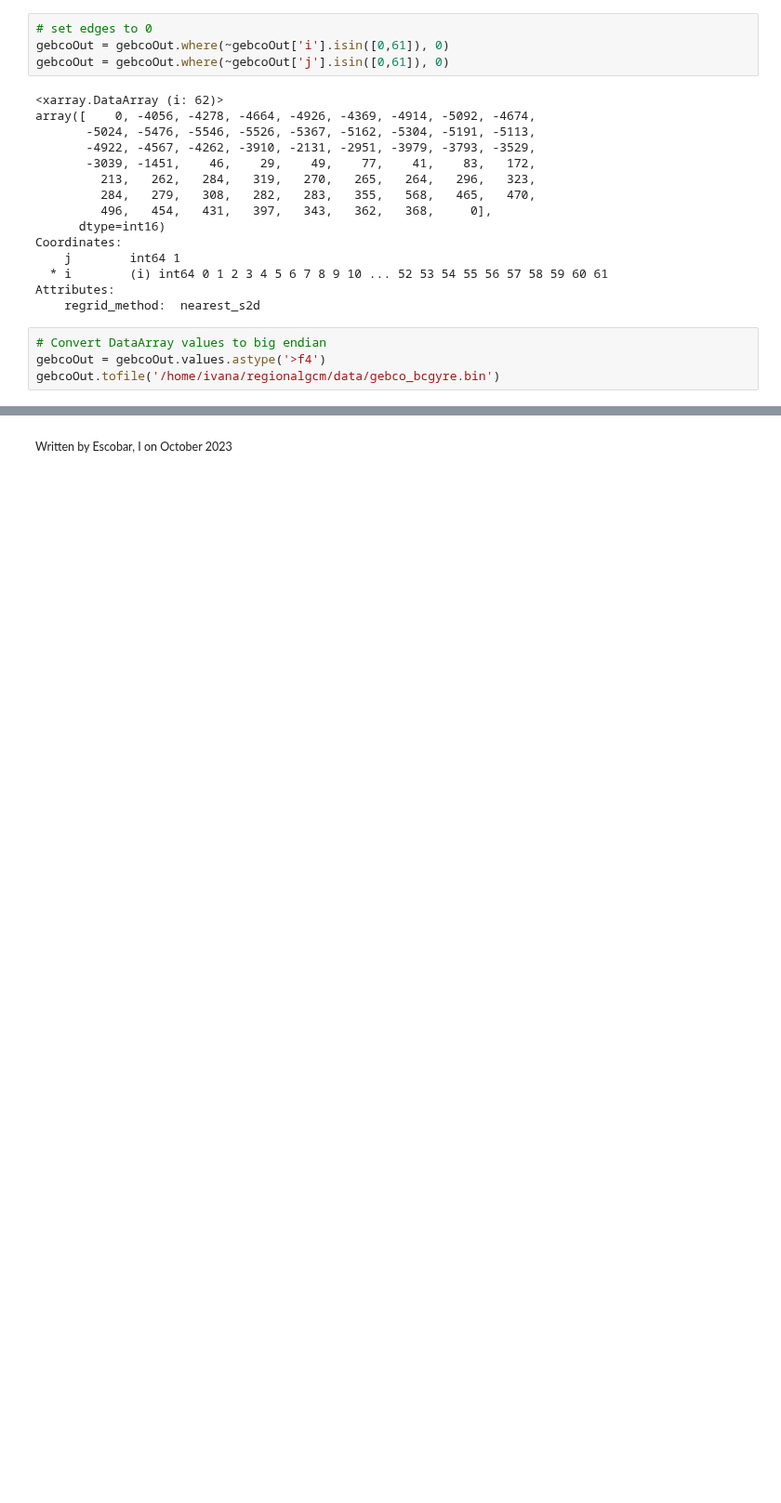
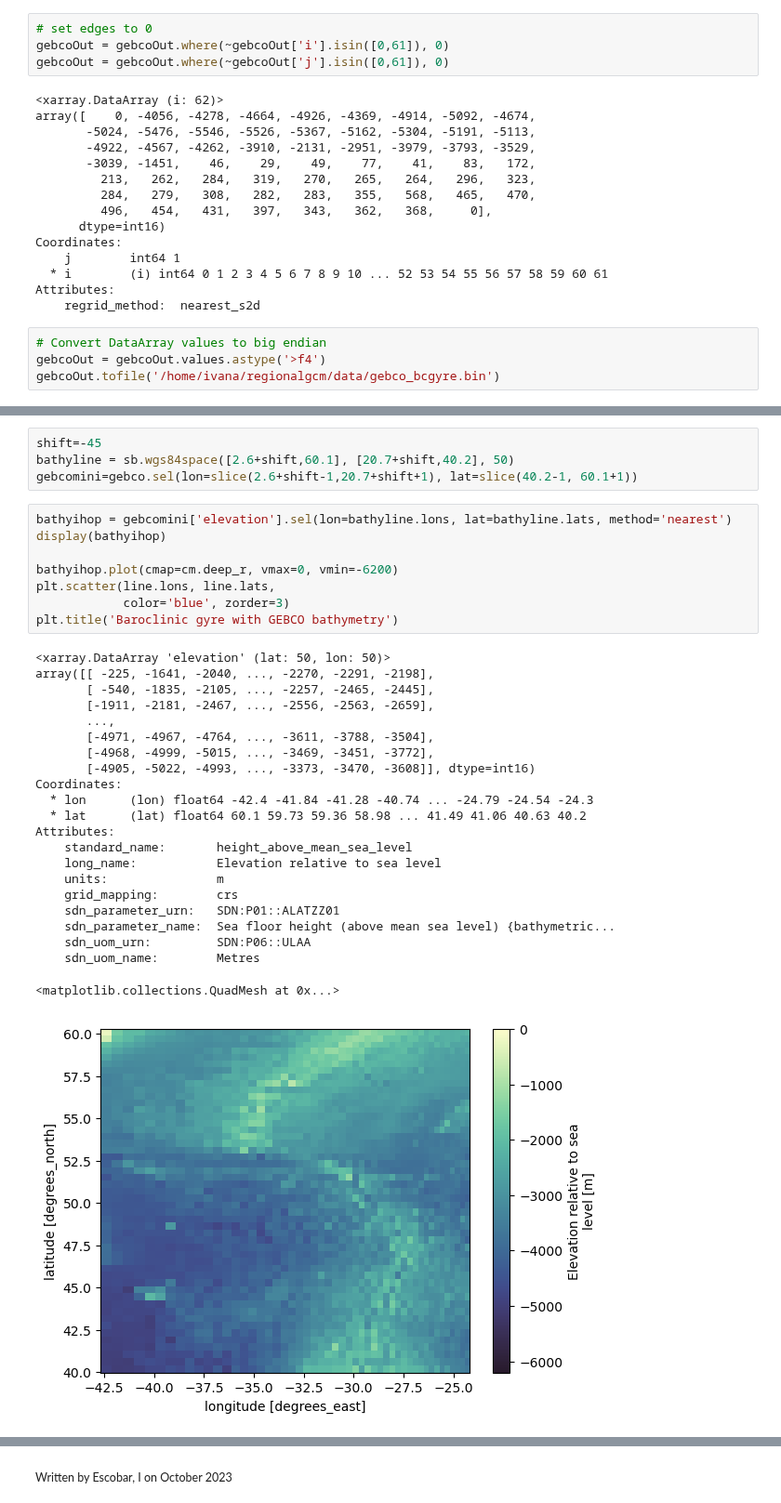
Before and after one commit to IvanaEscobar/sandbox, a Jupyter notebook: sandbox/bin/notebooks/gebco-downsampling_baroclinic-gyre.ipynb, the cells around one changed output, grey strips where cells are left out. Shown at 93% size. Drawn from its saved outputs; the diff is of its cells as text; blank space fills up the shorter version.

```diff
--- a/sandbox/bin/notebooks/gebco-downsampling_baroclinic-gyre.ipynb
+++ b/sandbox/bin/notebooks/gebco-downsampling_baroclinic-gyre.ipynb
@@ -160,0 +166,35 @@ gebcoOut.tofile('/home/ivana/regionalgcm/data/gebco_bcgyre.bin')
+# %%
+shift=-45
+bathyline = sb.wgs84space([2.6+shift,60.1], [20.7+shift,40.2], 50)
+gebcomini=gebco.sel(lon=slice(2.6+shift-1,20.7+shift+1), lat=slice(40.2-1, 60.1+1))
+# %%
+bathyihop = gebcomini['elevation'].sel(lon=bathyline.lons, lat=bathyline.lats, method='nearest')
+display(bathyihop)
+
+bathyihop.plot(cmap=cm.deep_r, vmax=0, vmin=-6200)
+plt.scatter(line.lons, line.lats,
+            color='blue', zorder=3)
+plt.title('Baroclinic gyre with GEBCO bathymetry')
+# %% [output]
+<xarray.DataArray 'elevation' (lat: 50, lon: 50)>
+array([[ -225, -1641, -2040, ..., -2270, -2291, -2198],
+       [ -540, -1835, -2105, ..., -2257, -2465, -2445],
+       [-1911, -2181, -2467, ..., -2556, -2563, -2659],
+       ...,
+       [-4971, -4967, -4764, ..., -3611, -3788, -3504],
+       [-4968, -4999, -5015, ..., -3469, -3451, -3772],
+       [-4905, -5022, -4993, ..., -3373, -3470, -3608]], dtype=int16)
+Coordinates:
+  * lon      (lon) float64 -42.4 -41.84 -41.28 -40.74 ... -24.79 -24.54 -24.3
+  * lat      (lat) float64 60.1 59.73 59.36 58.98 ... 41.49 41.06 40.63 40.2
+Attributes:
+    standard_name:       height_above_mean_sea_level
+    long_name:           Elevation relative to sea level
+    units:               m
+    grid_mapping:        crs
+    sdn_parameter_urn:   SDN:P01::ALATZZ01
+    sdn_parameter_name:  Sea floor height (above mean sea level) {bathymetric...
+    sdn_uom_urn:         SDN:P06::ULAA
+    sdn_uom_name:        Metres
+<matplotlib.collections.QuadMesh at 0x...>
+[figure, added]
```
Also changed, not shown: parts of 3 cells of this notebook, 2 other files.
